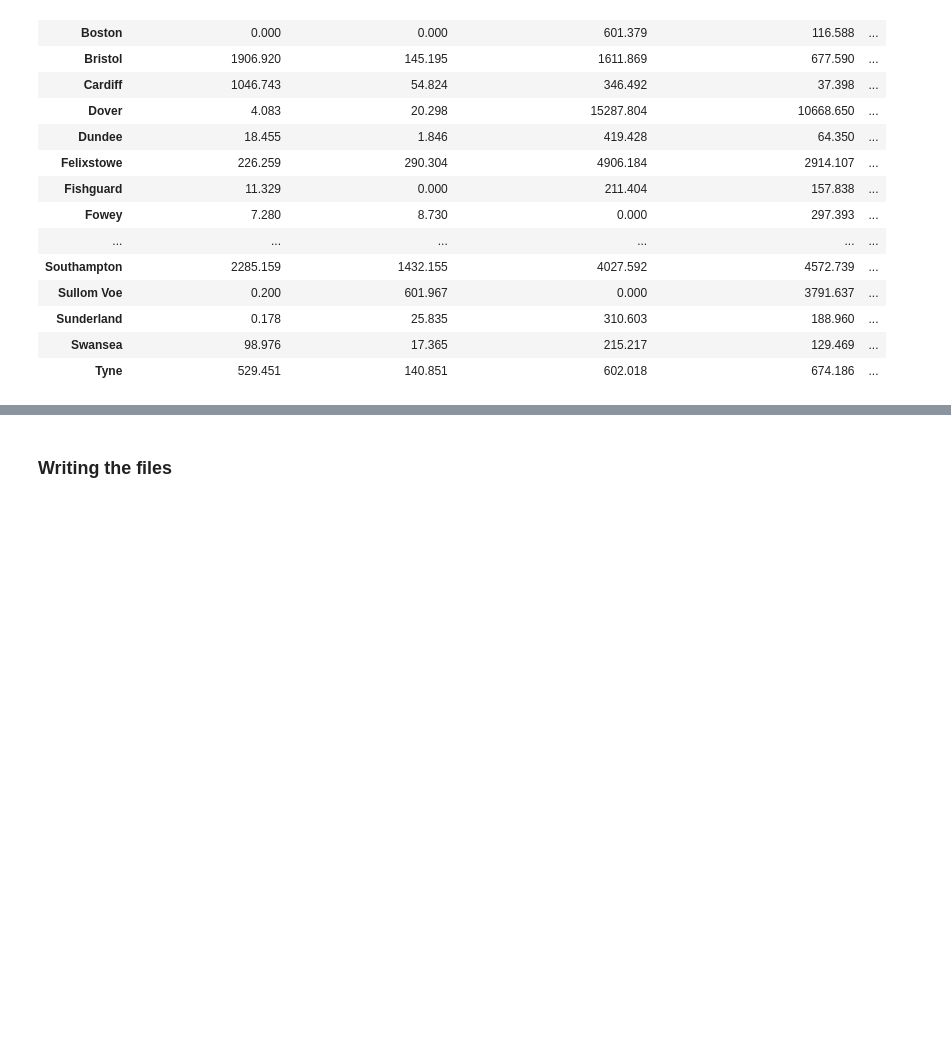
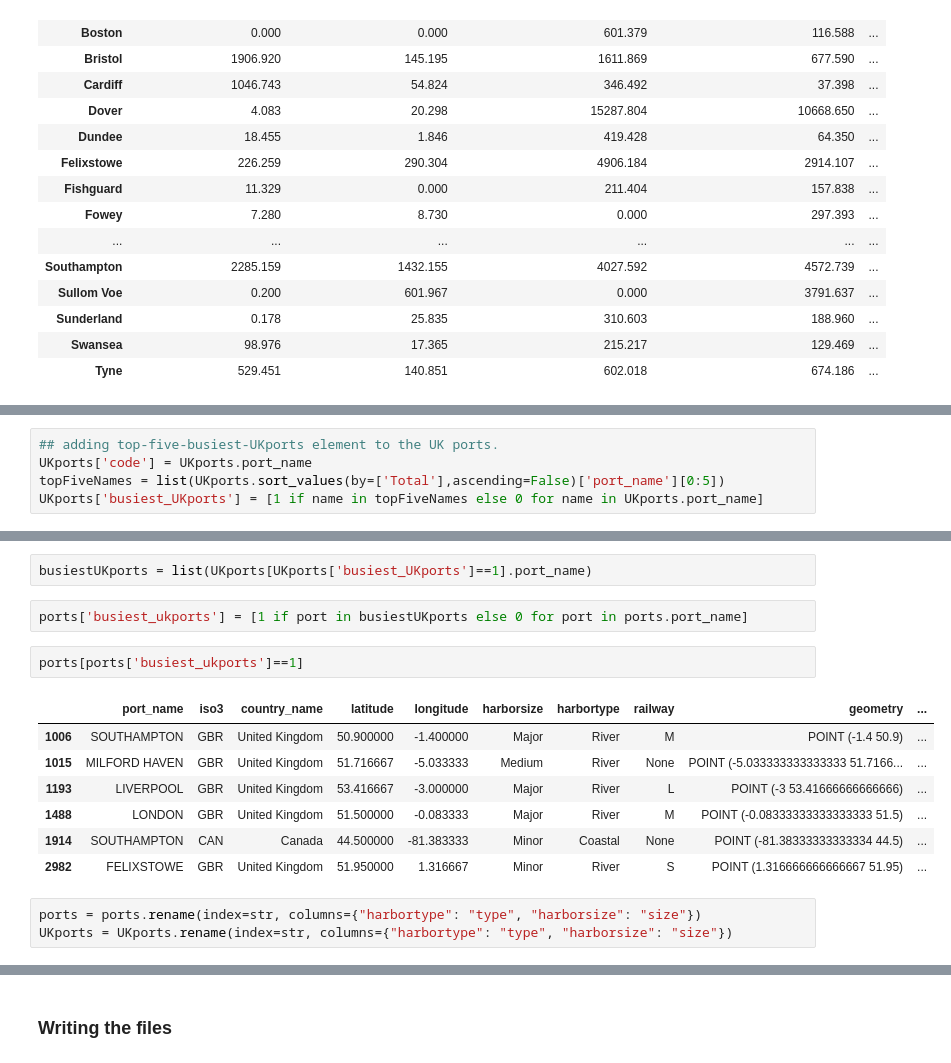
Before and after one commit to johnx25bd/casa-digital-visualisation, a Jupyter notebook: data/Data Processing/Ports.ipynb, the cells around one changed output, grey strips where cells are left out. Cells and saved outputs as stored; diff of their text form; blank space fills up the shorter version.

```diff
--- a/data/Data Processing/Ports.ipynb
+++ b/data/Data Processing/Ports.ipynb
@@ -635,0 +897,5 @@ UKports
+# %%
+## adding top-five-busiest-UKports element to the UK ports.
+UKports['code'] = UKports.port_name
+topFiveNames = list(UKports.sort_values(by=['Total'],ascending=False)['port_name'][0:5])
+UKports['busiest_UKports'] = [1 if name in topFiveNames else 0 for name in UKports.port_name]
@@ -635,0 +912,17 @@ UKports
+# %%
+busiestUKports = list(UKports[UKports['busiest_UKports']==1].port_name)
+# %%
+ports['busiest_ukports'] = [1 if port in busiestUKports else 0 for port in ports.port_name]
+# %%
+ports[ports['busiest_ukports']==1]
+# %% [output]
+|  | port_name | iso3 | country_name | latitude | longitude | harborsize | harbortype | railway | geometry | ... |
+| 1006 | SOUTHAMPTON | GBR | United Kingdom | 50.900000 | -1.400000 | Major | River | M | POINT (-1.4 50.9) | ... |
+| 1015 | MILFORD HAVEN | GBR | United Kingdom | 51.716667 | -5.033333 | Medium | River | None | POINT (-5.033333333333333 51.7166... | ... |
+| 1193 | LIVERPOOL | GBR | United Kingdom | 53.416667 | -3.000000 | Major | River | L | POINT (-3 53.41666666666666) | ... |
+| 1488 | LONDON | GBR | United Kingdom | 51.500000 | -0.083333 | Major | River | M | POINT (-0.08333333333333333 51.5) | ... |
+| 1914 | SOUTHAMPTON | CAN | Canada | 44.500000 | -81.383333 | Minor | Coastal | None | POINT (-81.38333333333334 44.5) | ... |
+| 2982 | FELIXSTOWE | GBR | United Kingdom | 51.950000 | 1.316667 | Minor | River | S | POINT (1.316666666666667 51.95) | ... |
+# %%
+ports = ports.rename(index=str, columns={"harbortype": "type", "harborsize": "size"})
+UKports = UKports.rename(index=str, columns={"harbortype": "type", "harborsize": "size"})
```
Also changed, not shown: parts of 72 cells of this notebook, 14 other files.
